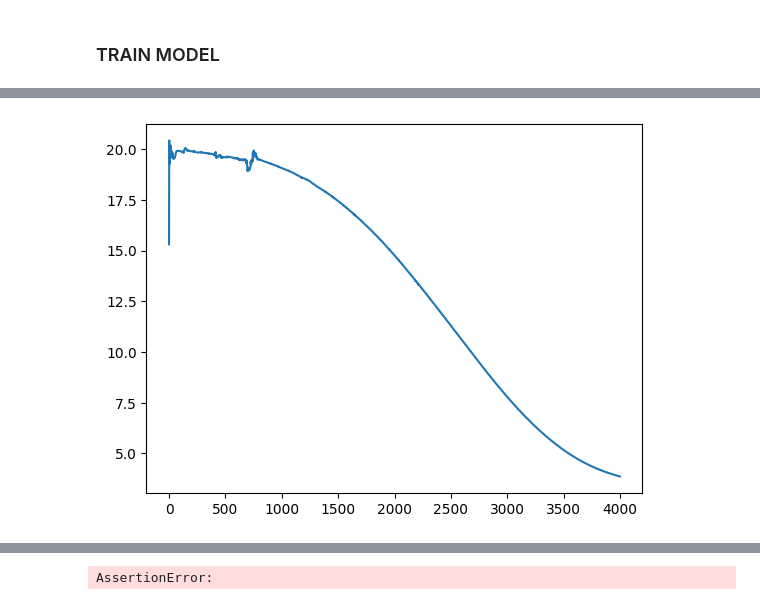
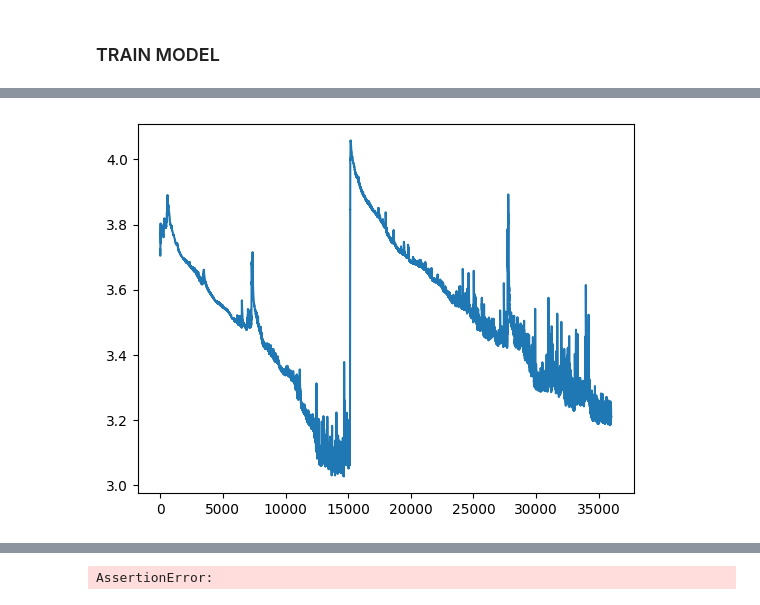
Before and after one commit to gretareitenbach/Deep-Arguing, a Jupyter notebook: examples/MNIST/gradual-aacbr-test.ipynb, the cells around one changed output, grey strips where cells are left out. Saved outputs shown, nothing was run; the diff lists cells and outputs as text; code cells hidden in the pictures.

```diff
--- a/examples/MNIST/gradual-aacbr-test.ipynb
+++ b/examples/MNIST/gradual-aacbr-test.ipynb
@@ -115,14 +115,16 @@ X_DEFAULTS = DEFAULT_CASE.tile(len(all_y), 1)
 Y_DEFAULTS = torch.tensor(all_y, device=device).flip([0])
 # %%
 MAX_ITERS = len(X_train)
-EPOCHS = 4000
+EPOCHS = 36000
 USE_SYMMETRIC_ATTACKS = False
-LR = 2e-1
+LR = 2e-3
 TEMPERATURE = 0.05
 USE_BLOCKERS = True
+USE_SUPPORTS = True
 
 ALPHA = 0
 BETA = 0
-GAMMA = 0.05
+GAMMA = 0.005
+GAMMA_PRIME = 0.005
 # %%
 import random
@@ -155,7 +159,9 @@ model = gradual_aacbr.GradualAACBR(semantics,
 regulariser = lambda model: regularise(model, [
     [sparsity_regulariser, ALPHA],
     [connectivity_regulariser, BETA],
-    [community_preservation_regulariser, GAMMA],
+    [community_prev_reg_attacks, GAMMA],
+    [community_prev_reg_supports, GAMMA_PRIME],
+    # [community_preservation_regulariser, GAMMA],
     # [feature_smoothness_regulariser, alpha]
     ])
 # %%
@@ -167,8 +173,8 @@ def uni_directional(A):
     A = torch.where(torch.abs(A) > torch.abs(A.T), A, 0)
     return A
 
-# POST_PROCESS_FUNC = uni_directional
-POST_PROCESS_FUNC = lambda x: x
+POST_PROCESS_FUNC = uni_directional
+# POST_PROCESS_FUNC = lambda x: x
 # %%
 print("RESULTS ON VALIDATION SET PRE TRAINING")
 with torch.no_grad():
@@ -190,12 +197,13 @@ tensor(1., device='cuda:0', requires_grad=True)
 # %%
 losses = static_train_model(model, X_train, y_train,
                 X_DEFAULTS, Y_DEFAULTS, optimizer,
                 criterion, EPOCHS, X_new_cases=X_train, y_new_cases=y_train,
                 use_symmetric_attacks=False, use_blockers=USE_BLOCKERS,
                 plot_loss_curve=True,
-                disable_tqdm=False, post_process_func=POST_PROCESS_FUNC, regularise_graph=regulariser)
+                disable_tqdm=False, post_process_func=POST_PROCESS_FUNC, regularise_graph=regulariser,
+                use_supports = USE_SUPPORTS)
 # %% [output]
-[figure, old version]
+[figure, new version]
 # %%
 print("RESULTS ON VALIDATION SET POST TRAINING")
 with torch.no_grad():
```
Also changed, not shown: parts of 5 cells of this notebook, 6 other files.
